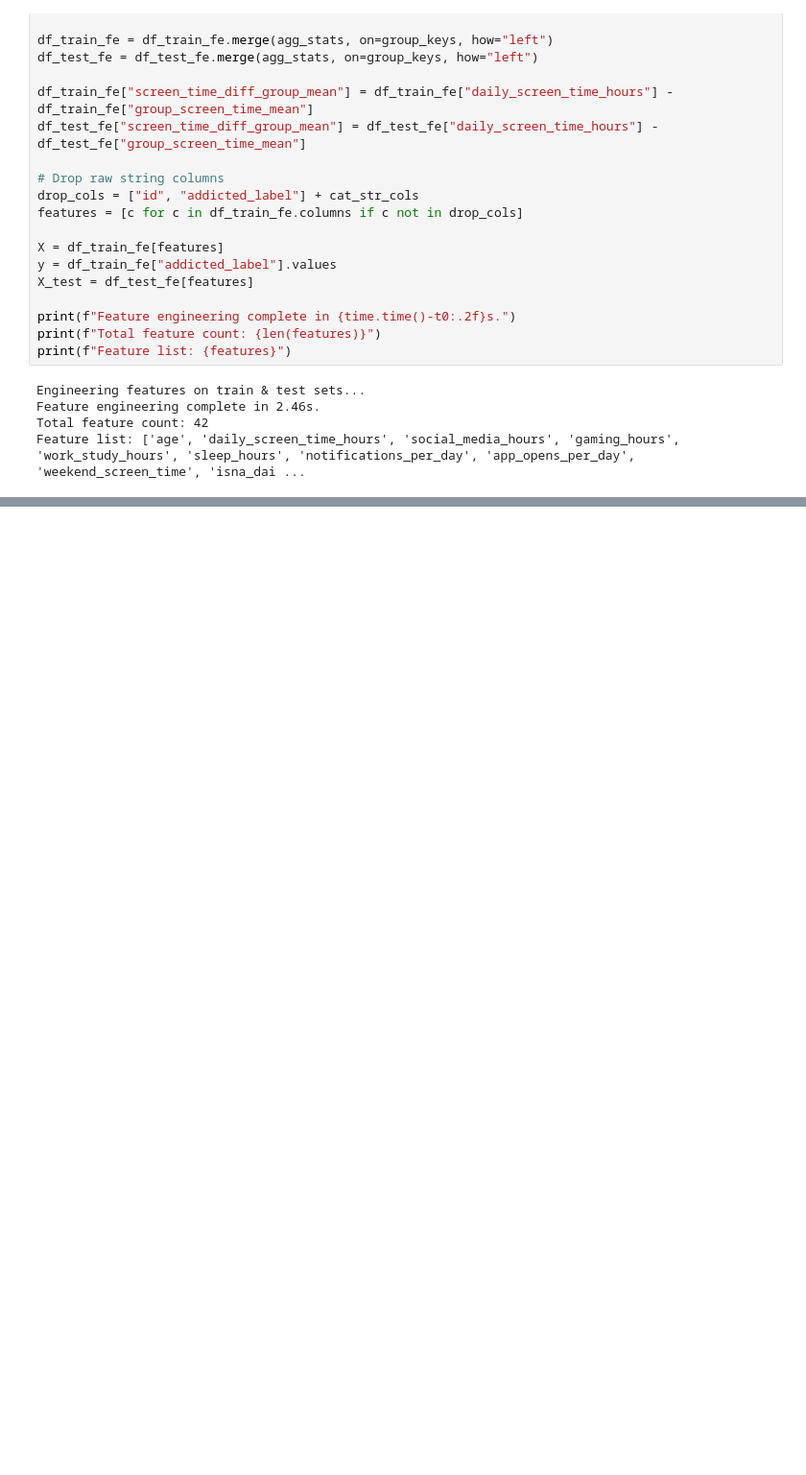
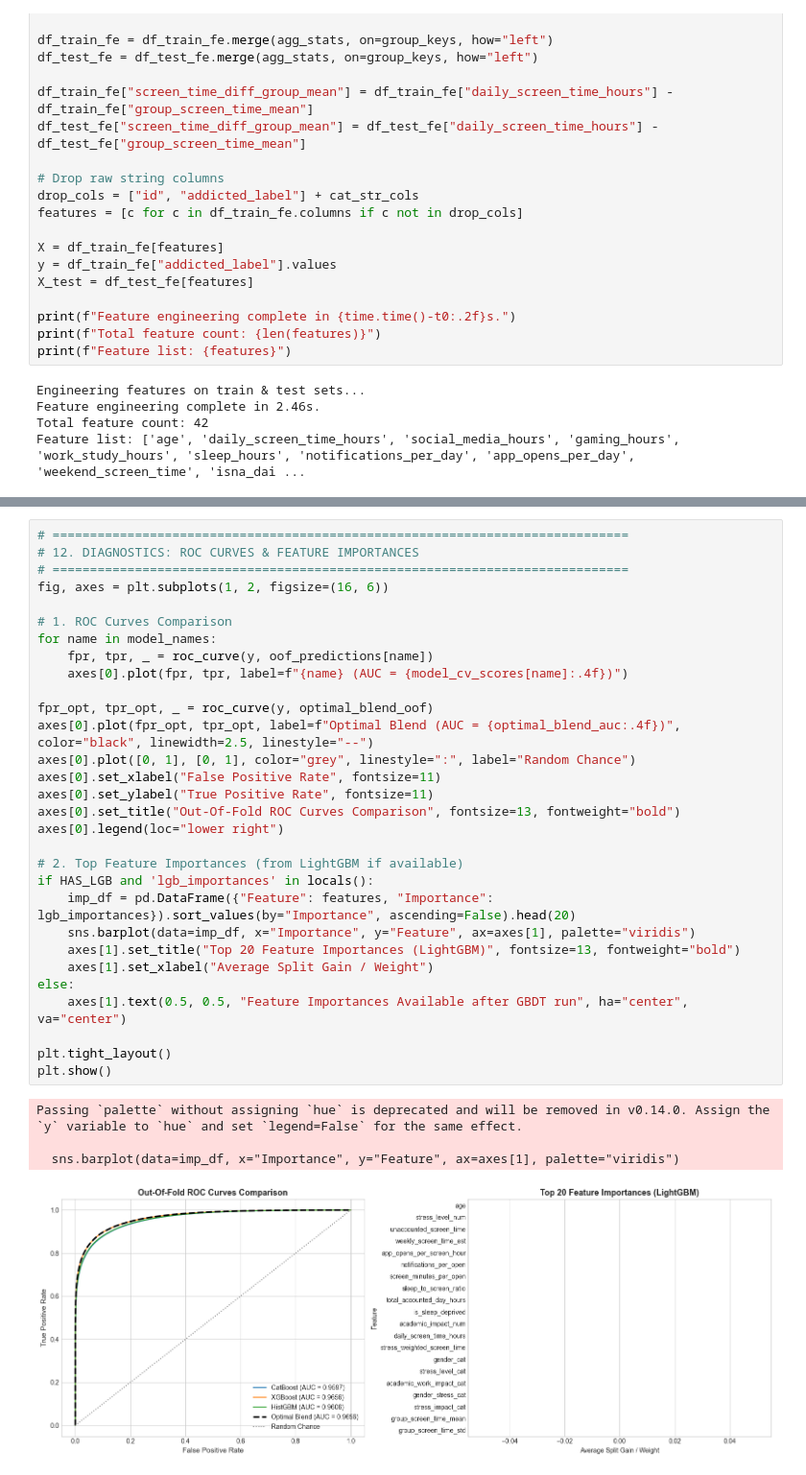
Before and after one commit to DimitrisTsiak/smartphone_addiction_kaggle_comp_s6e8, a Jupyter notebook: selective_features.ipynb, the cells around one changed output, grey strips where cells are left out. Shown at 96% size. Saved outputs shown, nothing was run; the diff lists cells and outputs as text; blank space fills up the shorter version.

```diff
--- a/selective_features.ipynb
+++ b/selective_features.ipynb
@@ -498,0 +636,35 @@ if HAS_XGB:
+# %%
+# =============================================================================
+# 12. DIAGNOSTICS: ROC CURVES & FEATURE IMPORTANCES
+# =============================================================================
+fig, axes = plt.subplots(1, 2, figsize=(16, 6))
+
+# 1. ROC Curves Comparison
+for name in model_names:
+    fpr, tpr, _ = roc_curve(y, oof_predictions[name])
+    axes[0].plot(fpr, tpr, label=f"{name} (AUC = {model_cv_scores[name]:.4f})")
+
+fpr_opt, tpr_opt, _ = roc_curve(y, optimal_blend_oof)
+axes[0].plot(fpr_opt, tpr_opt, label=f"Optimal Blend (AUC = {optimal_blend_auc:.4f})", color="black", linewidth=2.5, linestyle="--")
+axes[0].plot([0, 1], [0, 1], color="grey", linestyle=":", label="Random Chance")
+axes[0].set_xlabel("False Positive Rate", fontsize=11)
+axes[0].set_ylabel("True Positive Rate", fontsize=11)
+axes[0].set_title("Out-Of-Fold ROC Curves Comparison", fontsize=13, fontweight="bold")
+axes[0].legend(loc="lower right")
+
+# 2. Top Feature Importances (from LightGBM if available)
+if HAS_LGB and 'lgb_importances' in locals():
+    imp_df = pd.DataFrame({"Feature": features, "Importance": lgb_importances}).sort_values(by="Importance", ascending=False).head(20)
+    sns.barplot(data=imp_df, x="Importance", y="Feature", ax=axes[1], palette="viridis")
+    axes[1].set_title("Top 20 Feature Importances (LightGBM)", fontsize=13, fontweight="bold")
+    axes[1].set_xlabel("Average Split Gain / Weight")
+else:
+    axes[1].text(0.5, 0.5, "Feature Importances Available after GBDT run", ha="center", va="center")
+
+plt.tight_layout()
+plt.show()
+# %% [output]
+Passing `palette` without assigning `hue` is deprecated and will be removed in v0.14.0. Assign the `y` variable to `hue` and set `legend=False` for the same effect.
+
+  sns.barplot(data=imp_df, x="Importance", y="Feature", ax=axes[1], palette="viridis")
+[figure, added]
```
Also changed, not shown: parts of 7 cells of this notebook.
